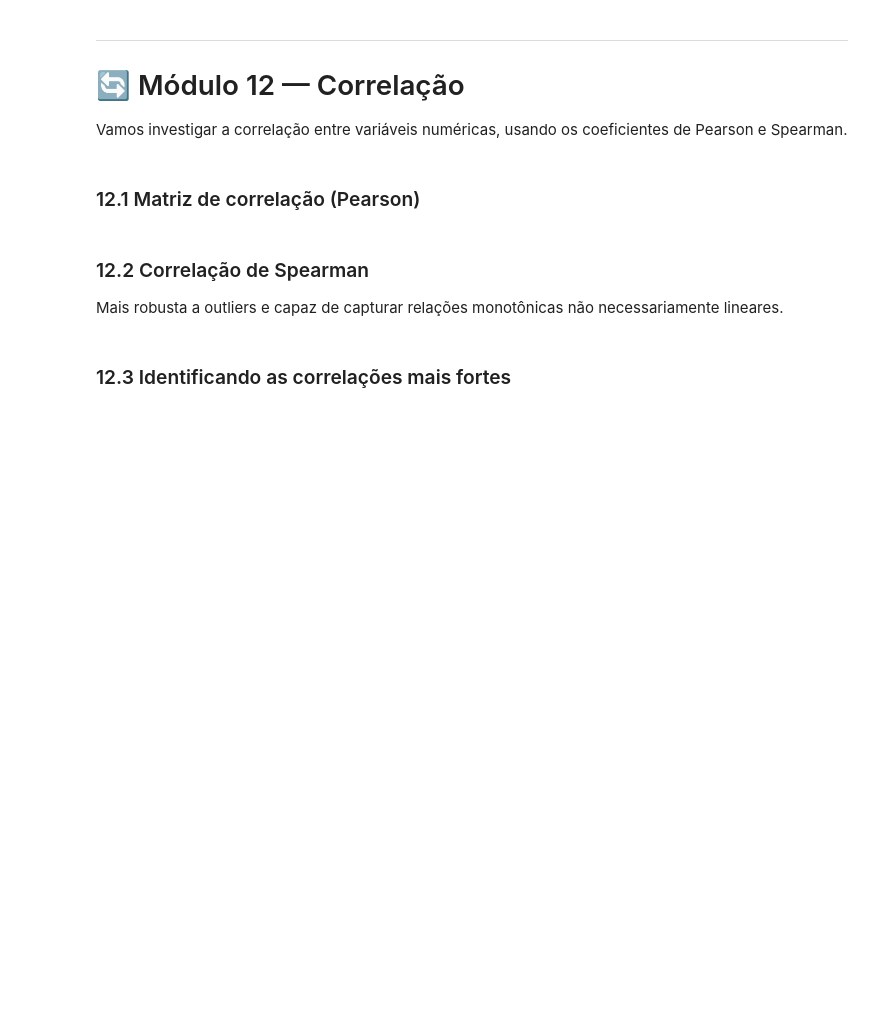
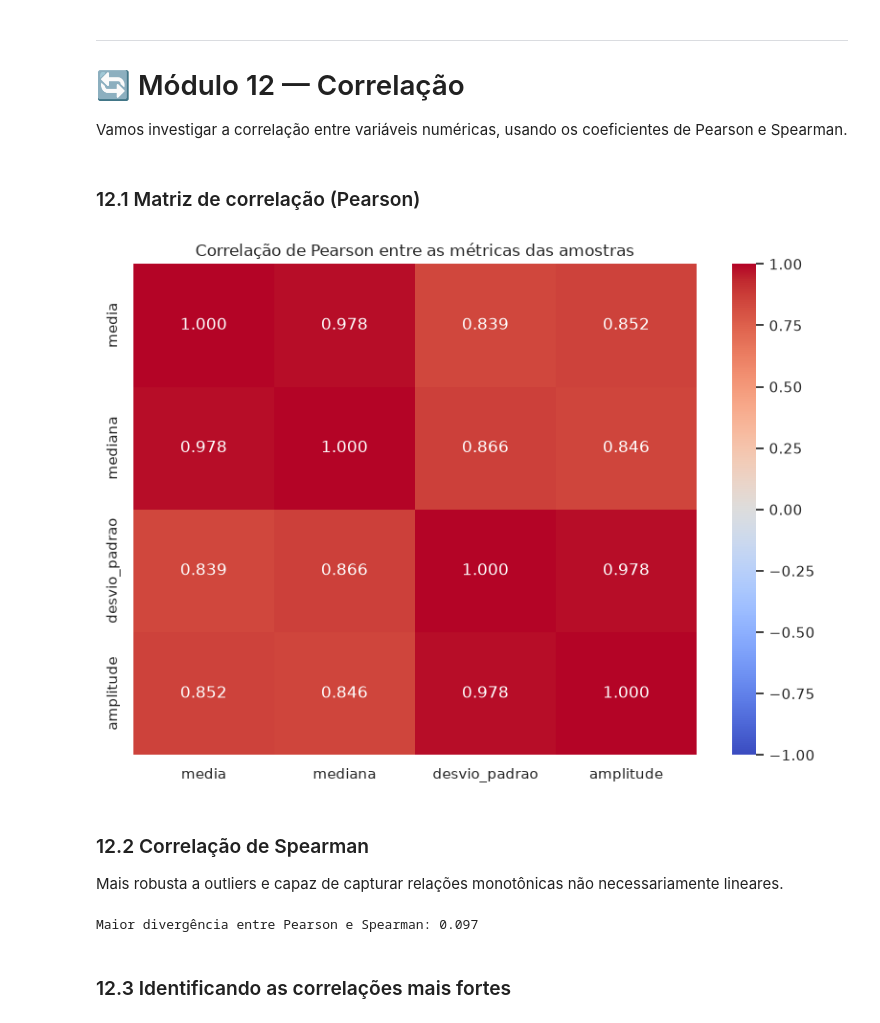
Before and after one commit to Juan-Vyctor/IA, a Jupyter notebook: atividade1/analise_espectros.ipynb, the cells around one changed output. Cells and saved outputs as stored; diff of their text form; code cells hidden in the pictures; blank space fills up the shorter version.

```diff
--- a/atividade1/analise_espectros.ipynb
+++ b/atividade1/analise_espectros.ipynb
@@ -810,10 +787,14 @@ Vamos investigar a correlação entre variáveis numéricas, usando os coeficien
 # %% [markdown]
 ### 12.1 Matriz de correlação (Pearson)
 # %%
-variaveis_interesse = [
-    "LotArea", "OverallQual", "OverallCond", "YearBuilt", "TotalBsmtSF",
-    "GrLivArea", "FullBath", "GarageCars", "GarageArea"
-]
+variaveis_interesse = metricas
 
-matriz_corr = dataframe_limpo[variaveis_interesse].corr(method="pearson")
-matriz_corr.round(2)
+matriz_corr = resumo[variaveis_interesse].corr()
+
+plt.figure(figsize=(8, 6))
+sns.heatmap(matriz_corr, annot=True, fmt=".3f", cmap="coolwarm", center=0, vmin=-1, vmax=1)
+plt.title("Correlação de Pearson entre as métricas das amostras")
+plt.tight_layout()
+plt.show()
+# %% [output]
+[figure, added]
@@ -828,13 +803,12 @@ plt.show()
 
 Mais robusta a outliers e capaz de capturar relações monotônicas não necessariamente lineares.
 # %%
-matriz_corr_spearman = dataframe_limpo[variaveis_interesse].corr(method="spearman")
+matriz_corr_spearman = resumo[variaveis_interesse].corr(method="spearman")
 
-plt.figure(figsize=(10, 8))
-sns.heatmap(matriz_corr_spearman, annot=True, cmap="coolwarm", fmt=".2f", center=0, linewidths=0.5)
-plt.title("Matriz de Correlação de Spearman")
-plt.tight_layout()
-plt.show()
+divergencia = (matriz_corr - matriz_corr_spearman).abs()
+print("Maior divergência entre Pearson e Spearman:", divergencia.values.max().round(3))
+# %% [output]
+Maior divergência entre Pearson e Spearman: 0.097
 # %% [markdown]
 ### 12.3 Identificando as correlações mais fortes
 # %%
```
Also changed, not shown: parts of 73 cells of this notebook.
